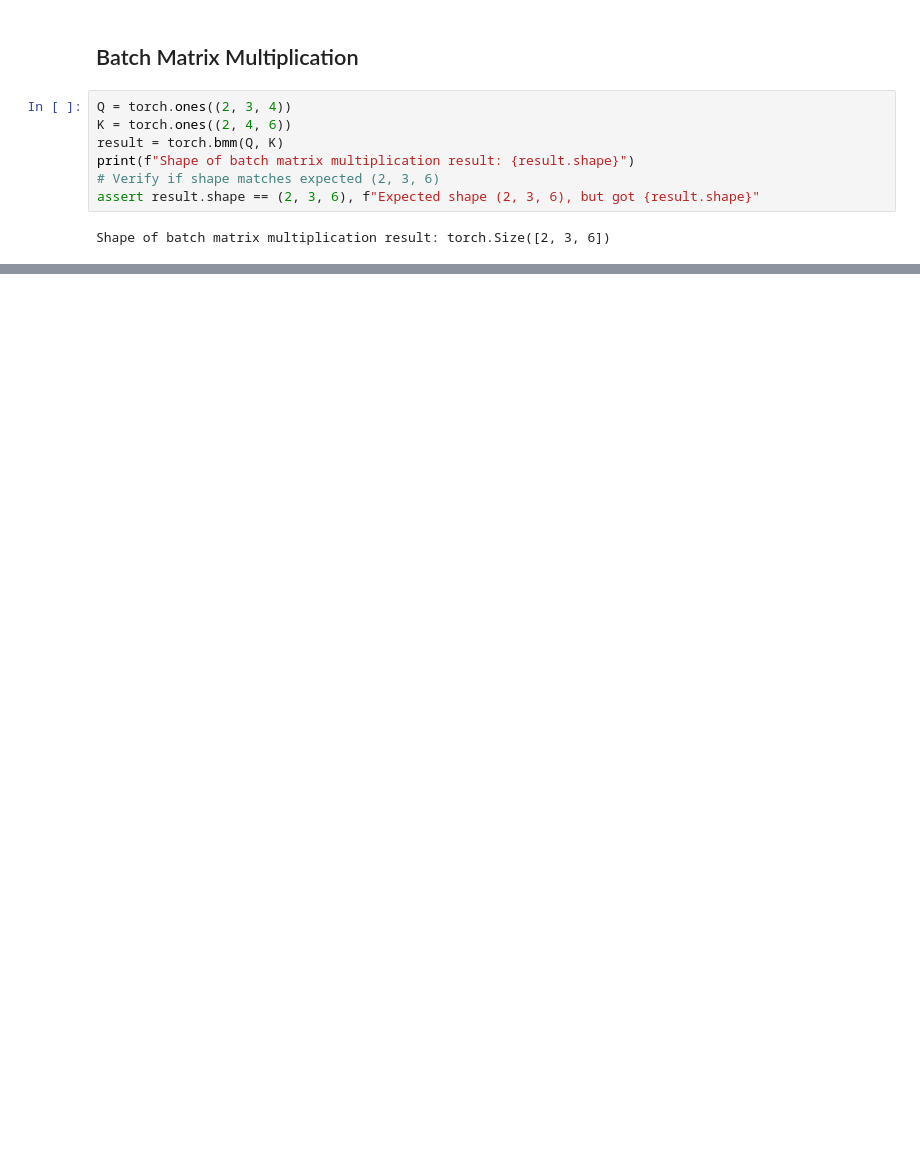
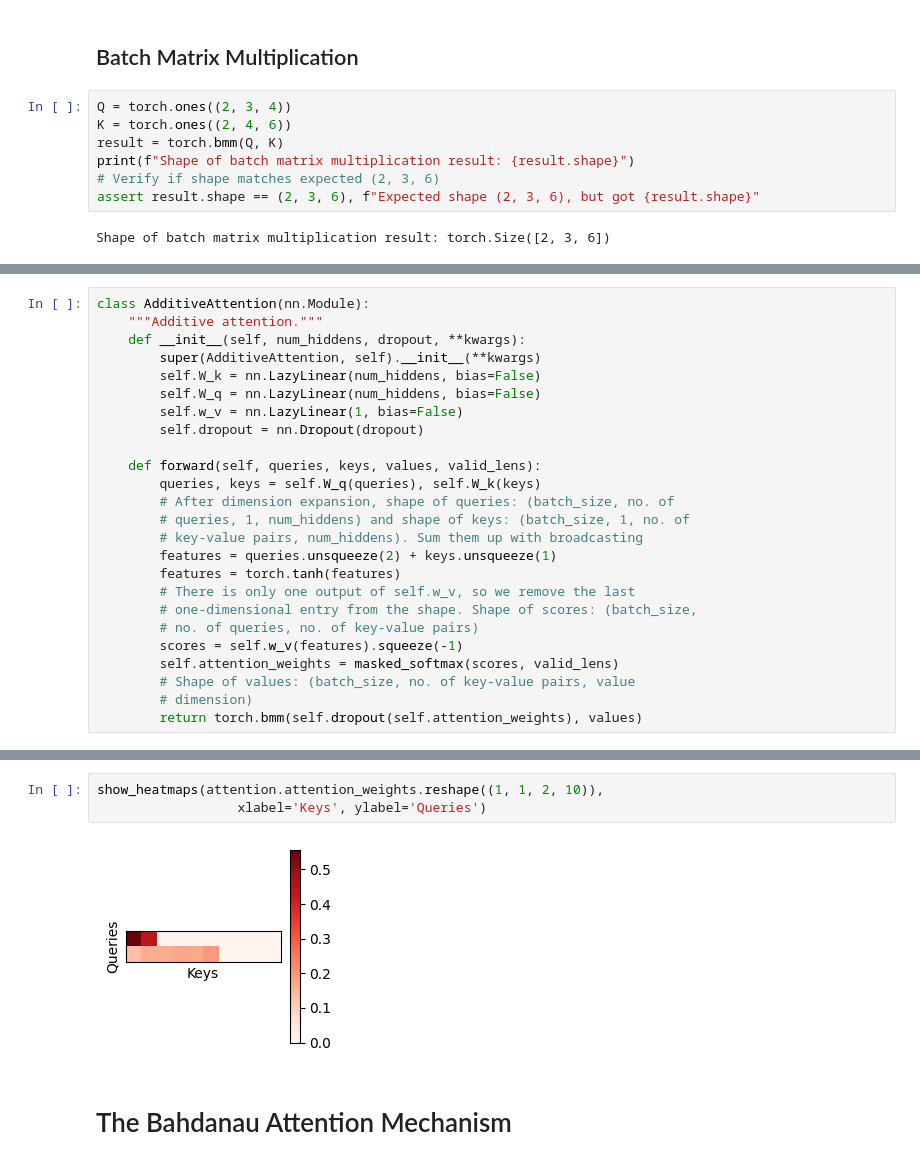
Before and after one commit to ishaanpaul98/Deep-Learning, a Jupyter notebook: Attention Mechanisms and Transformers/notebook.ipynb, the cells around one changed output, grey strips where cells are left out. Saved outputs shown, nothing was run; the diff lists cells and outputs as text; blank space fills up the shorter version.

```diff
--- a/Attention Mechanisms and Transformers/notebook.ipynb
+++ b/Attention Mechanisms and Transformers/notebook.ipynb
@@ -217,0 +262,25 @@ Shape of batch matrix multiplication result: torch.Size([2, 3, 6])
+# %%
+class AdditiveAttention(nn.Module):
+    """Additive attention."""
+    def __init__(self, num_hiddens, dropout, **kwargs):
+        super(AdditiveAttention, self).__init__(**kwargs)
+        self.W_k = nn.LazyLinear(num_hiddens, bias=False)
+        self.W_q = nn.LazyLinear(num_hiddens, bias=False)
+        self.w_v = nn.LazyLinear(1, bias=False)
+        self.dropout = nn.Dropout(dropout)
+
+    def forward(self, queries, keys, values, valid_lens):
+        queries, keys = self.W_q(queries), self.W_k(keys)
+        # After dimension expansion, shape of queries: (batch_size, no. of
+        # queries, 1, num_hiddens) and shape of keys: (batch_size, 1, no. of
+        # key-value pairs, num_hiddens). Sum them up with broadcasting
+        features = queries.unsqueeze(2) + keys.unsqueeze(1)
+        features = torch.tanh(features)
+        # There is only one output of self.w_v, so we remove the last
+        # one-dimensional entry from the shape. Shape of scores: (batch_size,
+        # no. of queries, no. of key-value pairs)
+        scores = self.w_v(features).squeeze(-1)
+        self.attention_weights = masked_softmax(scores, valid_lens)
+        # Shape of values: (batch_size, no. of key-value pairs, value
+        # dimension)
+        return torch.bmm(self.dropout(self.attention_weights), values)
@@ -217,0 +298,7 @@ Shape of batch matrix multiplication result: torch.Size([2, 3, 6])
+# %%
+show_heatmaps(attention.attention_weights.reshape((1, 1, 2, 10)),
+                  xlabel='Keys', ylabel='Queries')
+# %% [output]
+[figure, added]
+# %% [markdown]
+# The Bahdanau Attention Mechanism
```
Also changed, not shown: parts of 30 cells of this notebook, 1 other file.
